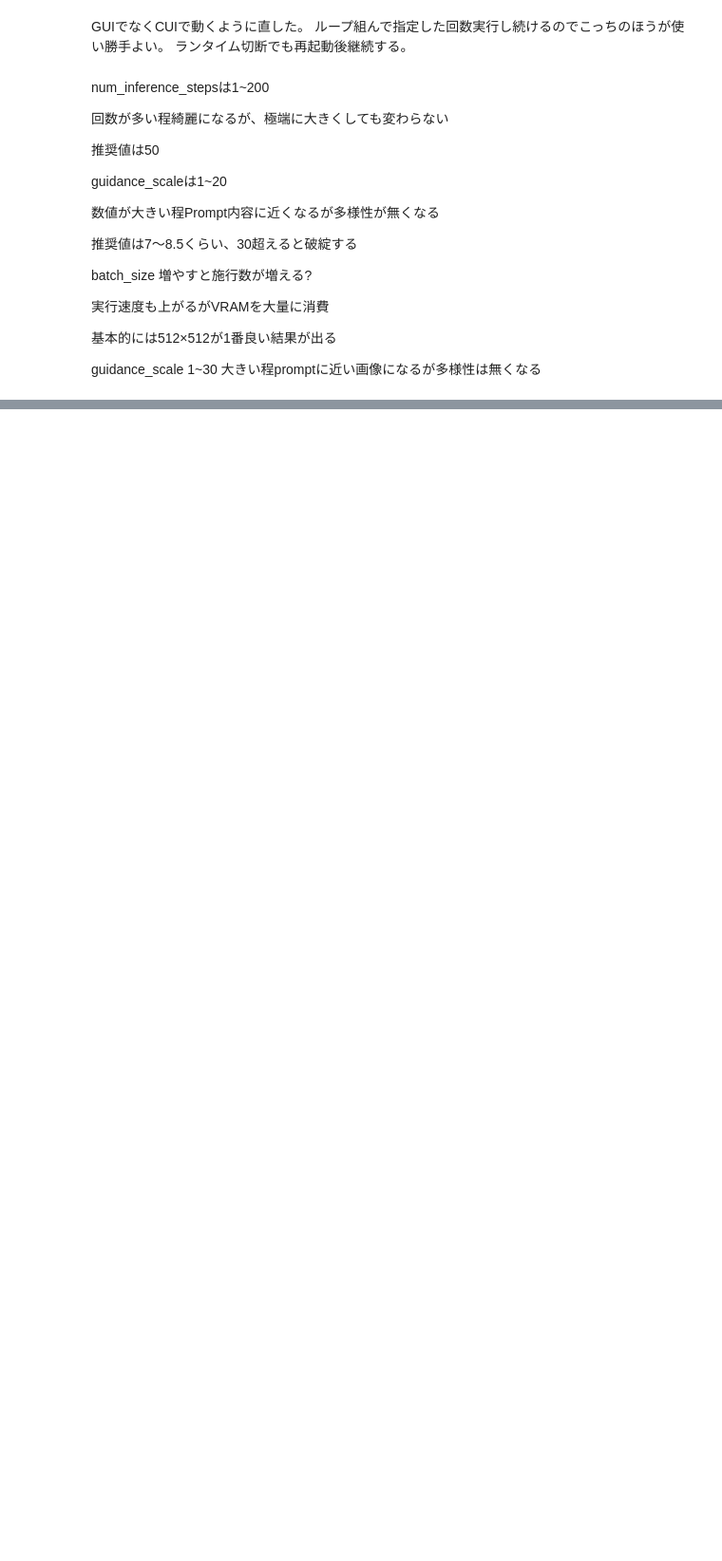
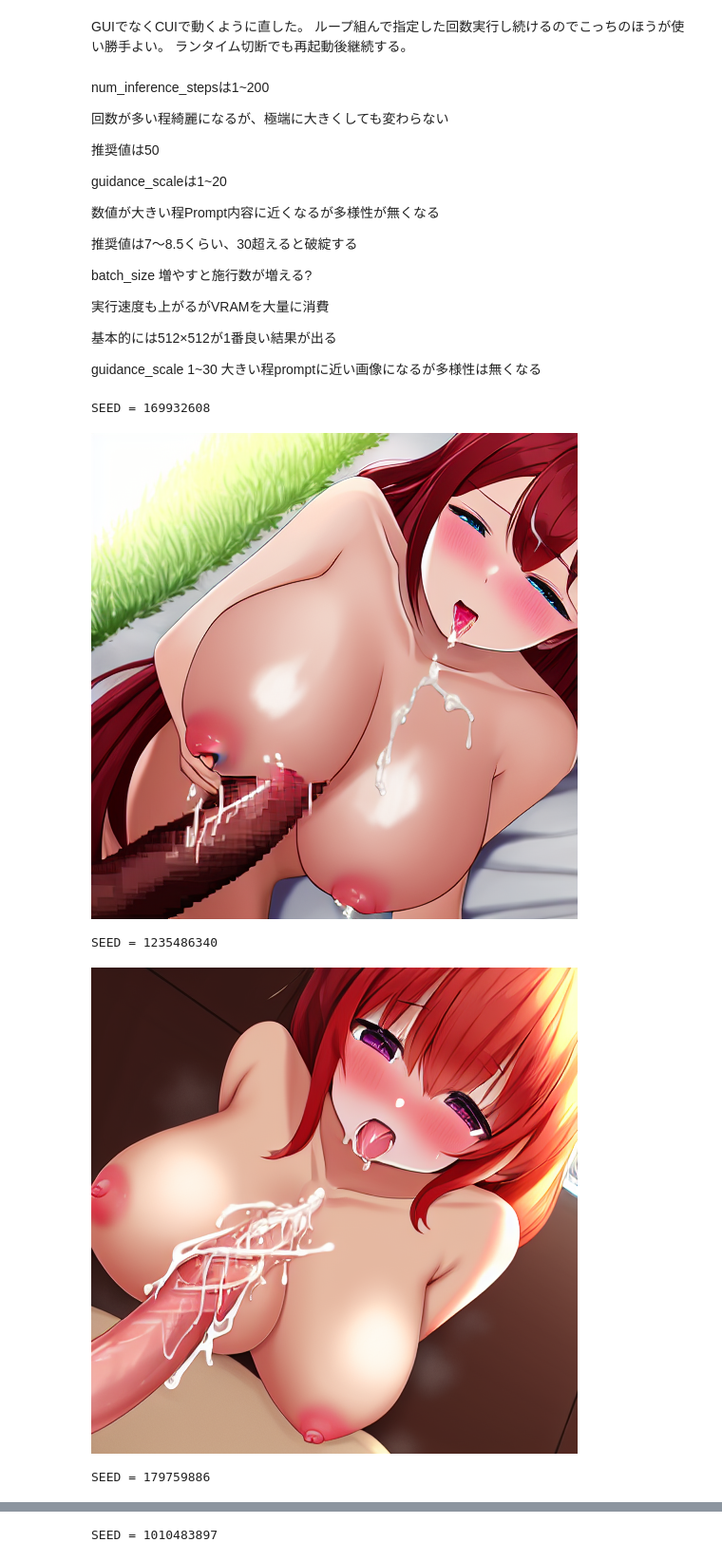
Before and after one commit to YOU-nari/Stable-Diffusion-with-diffusers-Personal-modification-V3-github-, a Jupyter notebook: Stable_Diffusion_with_🧨_diffusers_Personal_modification_V2.ipynb, the cells around one changed output, grey strips where cells are left out. Shown at 95% size. Cells and saved outputs as stored; diff of their text form; code cells hidden in the pictures; blank space fills up the shorter version.

Commit message:
update diffusers

```diff
--- a/Stable_Diffusion_with_🧨_diffusers_Personal_modification_V2.ipynb
+++ b/Stable_Diffusion_with_🧨_diffusers_Personal_modification_V2.ipynb
@@ -29,16 +30,24 @@ from torch import autocast
 #SEEDをランダム化したいので追加
 import random
 
+#xformers
+!pip install -q https://github.com/metrolobo/xformers_wheels/releases/download/1d31a3ac_various_6/xformers-0.0.14.dev0-cp37-cp37m-linux_x86_64.whl
+
 #@markdown Stable Diffusionモデルを選択
 
 #@markdown 1:Normal 2:Waife 3:Trinart 4:Trinart-Waife-50-50
 model = 1 #@param {type:"number"}
 
 if model == 1:
- from diffusers import StableDiffusionPipeline
+ from diffusers import StableDiffusionPipeline , EulerAncestralDiscreteScheduler
 
- pipe = StableDiffusionPipeline.from_pretrained("runwayml/stable-diffusion-v1-5", use_auth_token=YOUR_TOKEN
- ).to("cuda")
+# pipe = StableDiffusionPipeline.from_pretrained("runwayml/stable-diffusion-v1-5", use_auth_token=YOUR_TOKEN
+# ).to("cuda")
+ euler_scheduler = EulerDiscreteScheduler.from_config("runwayml/stable-diffusion-v1-5", subfolder="scheduler")
+ pipeline = StableDiffusionPipeline.from_pretrained(
+     "runwayml/stable-diffusion-v1-5", custom_pipeline="lpw_stable_diffusion", scheduler=euler_scheduler, use_auth_token=YOUR_TOKEN
+ )
+ pipeline.to("cuda")
 #NSFW回避処理
  def dummy(images, **kwargs): return images, False
  pipe.safety_checker = dummy
@@ -142,10 +151,13 @@ for i in range(N):
    with autocast("cuda"):
   #VRAM消費を抑えたい場合有効に↓
     pipe.enable_attention_slicing()
-    images = pipe(prompt, negative_prompt = negative_prompt, height = height, width = width, guidance_scale = guidance_scale , num_inference_steps = num_inference_steps, generator = generator,batch_size = batch_size).images
-   #どのSEED値で描画されたか確認用
-    print("SEED =",seed)
-    display(images[0])
+    pipe.enable_xformers_memory_efficient_attention()
+    with torch.inference_mode():
+    #images = pipe(prompt, height = height, width = width, guidance_scale = guidance_scale, num_inference_steps = num_inference_steps,negative_prompt = negative_prompt, generator = generator).images
+     images = pipe.text2img(prompt, negative_prompt=negative_prompt, width=width,height=height,guidance_scale = guidance_scale, num_inference_steps = num_inference_steps,max_embeddings_multiples=10,generator = generator).images[0]
+#どのSEED値で描画されたか確認用
+     print("SEED =",seed)
+     display(images)#.save(f'output{i}.png')
 # %% [markdown]
 もっと詳しく知りたい人は
 https://colab.research.google.com/github/huggingface/notebooks/blob/main/diffusers/stable_diffusion.ipynb#scrollTo=zHkHsdtnry57
@@ -212,7 +266,7 @@ guidance_scale 1~30 大きい程promptに近い画像になるが多様性は無
 #変数 初期値 512*512 scale:6 step:50
 height = 512 #@param {type:"number"}
 width = 512 #@param {type:"number"}
-guidance_scale = 6 #@param {type:"number"}
+guidance_scale = 12 #@param {type:"number"}
 num_inference_steps = 50 #@param {type:"number"}
 batch_size = 1 #@param {type:"number"}
 #num_samples = 1 これは [prompt] * num_samplesで入れ子に指定回数分出力
@@ -223,19 +273,33 @@ negative_prompt = " censored,speech bubble,sound  effect,typo,image macro ,anato
+# %%
+prompt = "NSFW,Masterpiece,highly detaled,photorealistic,1girl,gangbang ,pov,from above,looking at viewer,pastel colors,naked chubby men and woman,10yo,smelly,cute dog Ears very ugly mature female with fluffy Dwarf,beautiful scarlet carl longhair,anus,pubic hair,Thick Thigh,huage ass ,huage Breast, huage nipples,puffy nipples ,inverted nipples,spread pussy,pussy juice,cowgirl position,straddling,many Facial,many cum on hair , many cum on Breasts ,many cum on body,Insert huage veiny penis,many cum on pussy ,ahegao ,female huage Orgasm, Erectioning clitoris,grabbing the phimosis penis with her right ,grabbing the Erectioning penis with ejaculating her left hand, deep throat His penis ,Public park" #@param {type:"string"}
+
+negative_prompt = "Pablo Picasso,(futanari)),((futa with female)) ,((futa with futa)),((futa with male)),((2girls)),((multiple girls)),((multiple body)),((multiple Thighs)),((multiple Crotches)) ,((multiple pussy)) ,((multiple breasts)),((multiple legs)), ((multiple ass)), ((multiple fingers )),black and white painting,black-white,monochrome,grayscale, (bad anatomy), the background is incoherent, more than 2 thighs, huge thighs,  huge calf, bad hands, fused hand, missing hand, disappearing arms, disappearing thigh,disappearing calf, disappearing legs, missing fingers, fused fingers, one hand with more than 5 fingers, one hand with less than 5 fingers, bad asshole, fused asshole, missing asshole, bad anus, bad pussy, bad crotch, bad crotch seam, fused anus, fused pussy,(abnormal eye proportion:1.2), !Abnormal hands), (abnormal legs), (abnormal feet),image macro ,bad feet ,ranguage ,watermark,long head ,long body ,mutated hands and f, day timeingers ,censored ,greyscale ,speech bubble,sound effect,typo ,anatomical nonsense, bad feet ,quality,solid color thumbnail , watermark,fewer digits,extra digits,bad hands,fused arms, fused legs, fused fingers,extra arms,extra legs,extra fingers,missing arms,missing legs, missing fingers,poorly drawn,lowres,worst quality,low quality,normal quality,jpeg,artifacts,signature,username,text,error,(face out of frame),(cropped),retro style,1980s,1990s,comic,artist name,canvas,art frame" #@param {type:"string"}
 # %%
 #@title ループ回数
-N = 5 #@param {type:"number"}
+N = 8 #@param {type:"number"}
 seed = 1 #@param {type:"number"}
 seed_fix = False #@param {'type':'boolean'}
 #ループ処理
 for i in range(N):
    if seed_fix == True:
     seed = seed
     generator = torch.Generator("cuda").manual_seed(seed)
    else:
     seed = random.randrange(0, 2147483647, 1)
     generator = torch.Generator("cuda").manual_seed(seed)
    with autocast("cuda"):
     pipe.enable_attention_slicing()
-    images = pipe(prompt, height = height, width = width, guidance_scale = guidance_scale, num_inference_steps = num_inference_steps,negative_prompt = negative_prompt, generator = generator).images
+    pipe.enable_xformers_memory_efficient_attention()
+    with torch.inference_mode():
+    #images = pipe(prompt, height = height, width = width, guidance_scale = guidance_scale, num_inference_steps = num_inference_steps,negative_prompt = negative_prompt, generator = generator).images
+     images = pipe.text2img(prompt, negative_prompt=negative_prompt, width=width,height=height,guidance_scale = guidance_scale, num_inference_steps = num_inference_steps,max_embeddings_multiples=10,generator = generator).images[0]
+
 #どのSEED値で描画されたか確認用
-    print("SEED =",seed)
-    display(images[0])#.save(f'output{i}.png')
+     print("SEED =",seed)
+     display(images)#.save(f'output{i}.png')
+# %% [output]
+SEED = 169932608
+[figure, added]
+SEED = 1235486340
+[figure, added]
+SEED = 179759886
@@ -241,0 +307 @@ for i in range(N):
+SEED = 1010483897
```
Also changed, not shown: parts of 6 cells of this notebook.
